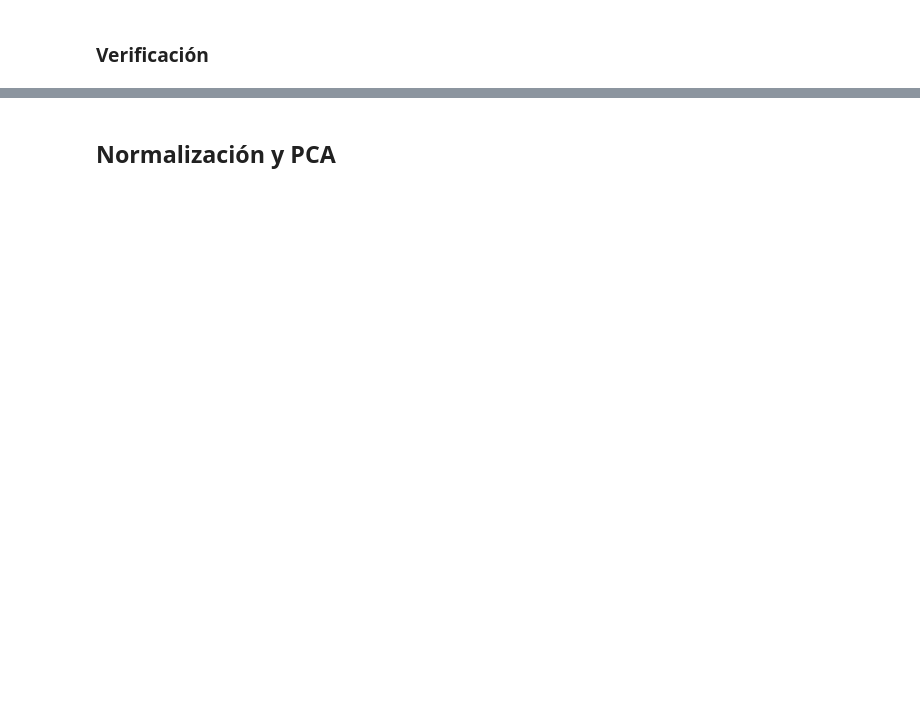
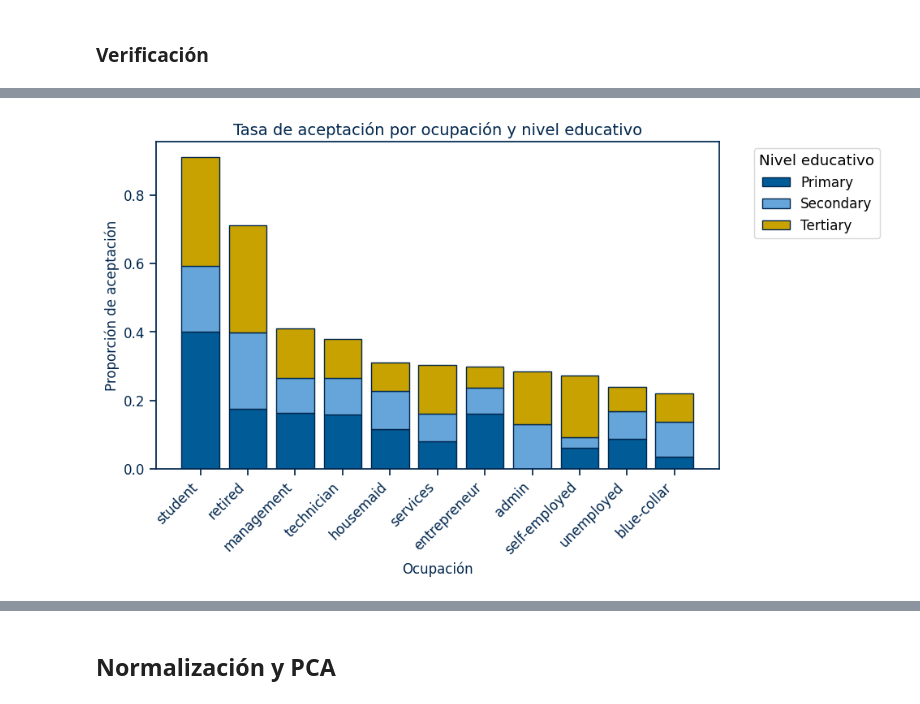
Before and after one commit to AnaMenoni/ProyectoAnalisisDeDatos, a Jupyter notebook: proyecto.ipynb, the cells around one changed output, grey strips where cells are left out. Cells and saved outputs as stored; diff of their text form; code cells hidden in the pictures; blank space fills up the shorter version.

```diff
--- a/proyecto.ipynb
+++ b/proyecto.ipynb
@@ -588,0 +717,34 @@ memory usage: 436.2+ KB
+# %%
+# Tasa de aceptación por ocupación y nivel educativo
+
+df_job_edu = df_cleaned[df_cleaned['education'] != 'unknown'].copy()
+df_grouped = df_job_edu.groupby(['job', 'education'])['y'].mean().reset_index()
+df_pivot = df_grouped.pivot(index='job', columns='education', values='y').fillna(0.0)
+
+# Orden de columnas educacionales si existen
+edu_order = ['primary', 'secondary', 'tertiary', 'professional.course', 'illiterate']
+edu_order = [c for c in edu_order if c in df_pivot.columns]
+df_pivot = df_pivot[edu_order]
+
+# Ordenar ocupaciones por total de aceptación (suma de proporciones)
+df_pivot = df_pivot.assign(total=df_pivot.sum(axis=1)).sort_values('total', ascending=False).drop(columns='total')
+
+plt.figure(figsize=(10,6))
+bottom = np.zeros(len(df_pivot))
+edu_palette = [color_base, color_secundario, color_terciario, '#999999', '#BBBBBB'][:len(df_pivot.columns)]
+
+for col, color in zip(df_pivot.columns, edu_palette):
+    vals = df_pivot[col].values
+    plt.bar(df_pivot.index, vals, bottom=bottom, label=col.capitalize(),
+            color=color, edgecolor=color_rechazo)
+    bottom = bottom + vals
+
+plt.title("Tasa de aceptación por ocupación y nivel educativo", color=color_rechazo)
+plt.xlabel("Ocupación", color=color_rechazo)
+plt.ylabel("Proporción de aceptación", color=color_rechazo)
+plt.xticks(rotation=45, ha='right')
+plt.legend(title='Nivel educativo', bbox_to_anchor=(1.05, 1), loc='upper left')
+plt.tight_layout()
+plt.show()
+# %% [output]
+[figure, added]
```
Also changed, not shown: parts of 58 cells of this notebook, 2 other files.
